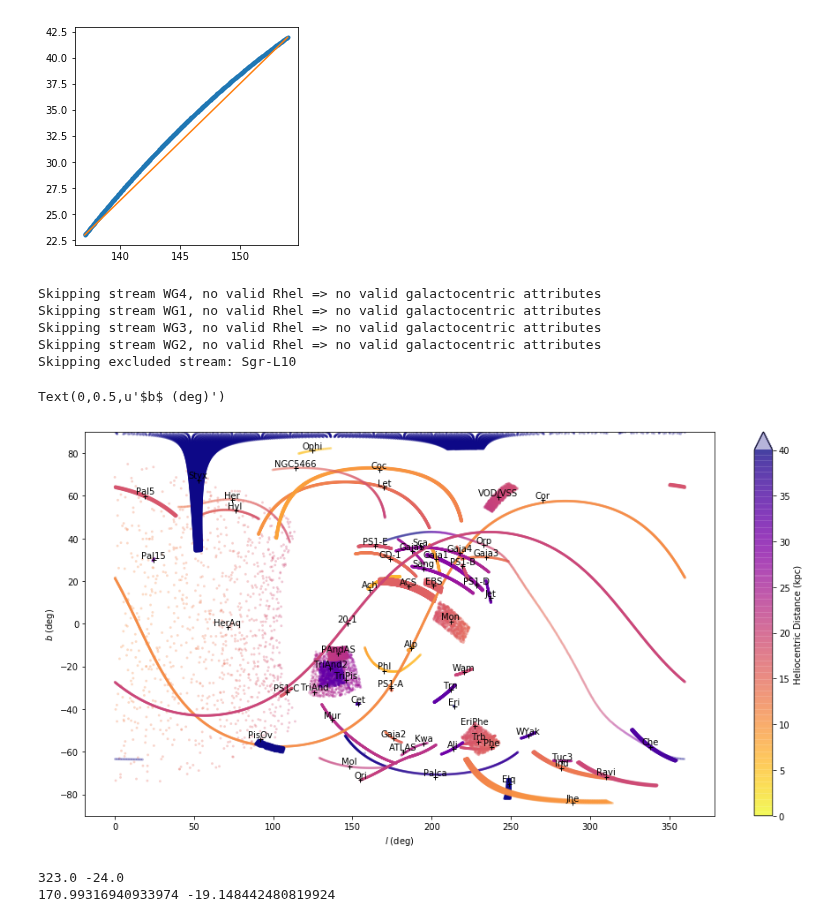
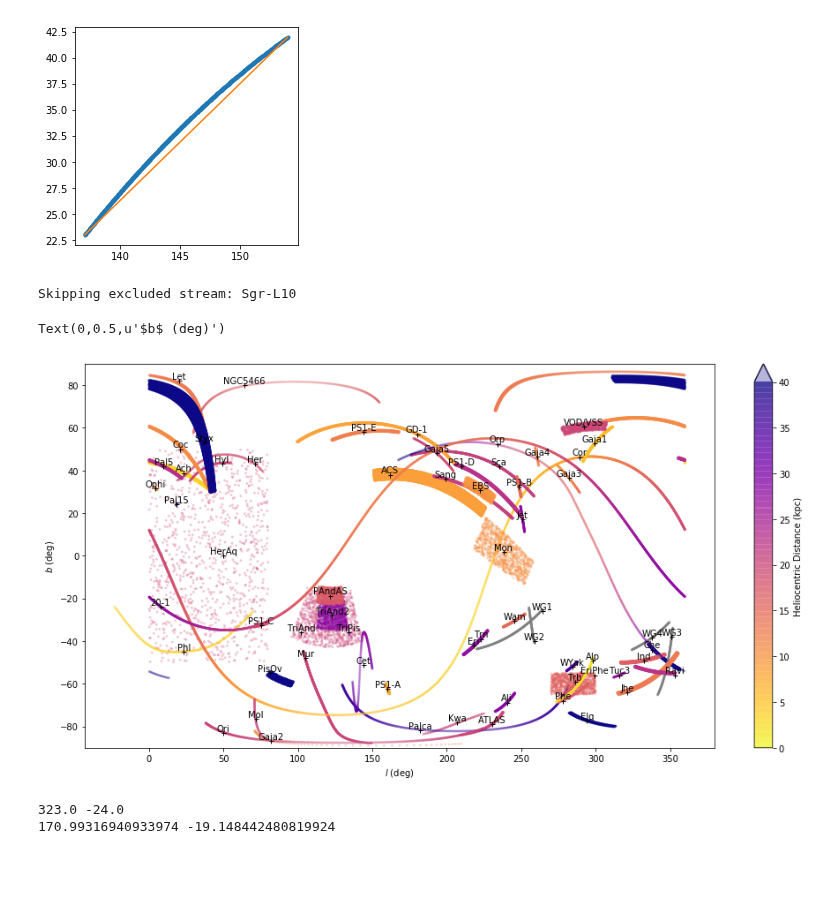
Before and after one commit to cmateu/galstreams, a Jupyter notebook: galstreams/lib/streams_lib_notes.ipynb, the cells around one changed output. Drawn from its saved outputs; the diff is of its cells as text; code cells hidden in the pictures; blank space fills up the shorter version.

```diff
--- a/galstreams/lib/streams_lib_notes.ipynb
+++ b/galstreams/lib/streams_lib_notes.ipynb
@@ -457,32 +457,28 @@ plt.plot(streams['Gaia-'+NG].ra[[0,-1]],streams['Gaia-'+NG].dec[[0,-1]],'-')
 [<matplotlib.lines.Line2D at 0x...>]
 [figure]
 # %%
-#mwsts=galstreams.MWStreams(verbose=False)
+mwsts=galstreams.MWStreams(verbose=False)
 
 mwsts["Phlegethon"].cphi,mwsts["Phlegethon"].ctheta=170.,-22.
 
 fig=plt.figure(1,figsize=(16,8))
 ax=fig.add_subplot(111)
 cmapp=plt.cm.plasma_r
 cmapp.set_under('grey')
 mwsts.plot_stream_compilation(ax,plot_colorbar=True,#include_only=["Phlegethon","Orphan"],
                               exclude_streams=['Sgr-L10'],
                               scat_kwargs=dict(vmin=0.,vmax=40.,cmap=cmapp, alpha=0.3),
                               use_shortnames=True,
                               cb_kwargs=dict(label='Heliocentric Distance (kpc)'),
-                              cootype='GC',verbose=False,)
+                              cootype='gal',verbose=False,)
 #ax.set_xlim(0.,360.)
 ax.set_ylim(-90.,90.)
 ax.set_xlabel('$l$ (deg)')
 ax.set_ylabel('$b$ (deg)')
 # %% [output]
-Skipping stream WG4, no valid Rhel => no valid galactocentric attributes
-Skipping stream WG1, no valid Rhel => no valid galactocentric attributes
-Skipping stream WG3, no valid Rhel => no valid galactocentric attributes
-Skipping stream WG2, no valid Rhel => no valid galactocentric attributes
 Skipping excluded stream: Sgr-L10
 Text(0,0.5,u'$b$ (deg)')
-[figure, old version]
+[figure, new version]
 # %%
 print mwsts["Phlegethon"].cra,mwsts["Phlegethon"].cdec
 print mwsts["Phlegethon"].cphi,mwsts["Phlegethon"].ctheta
```
Also changed, not shown: 8 other files.
